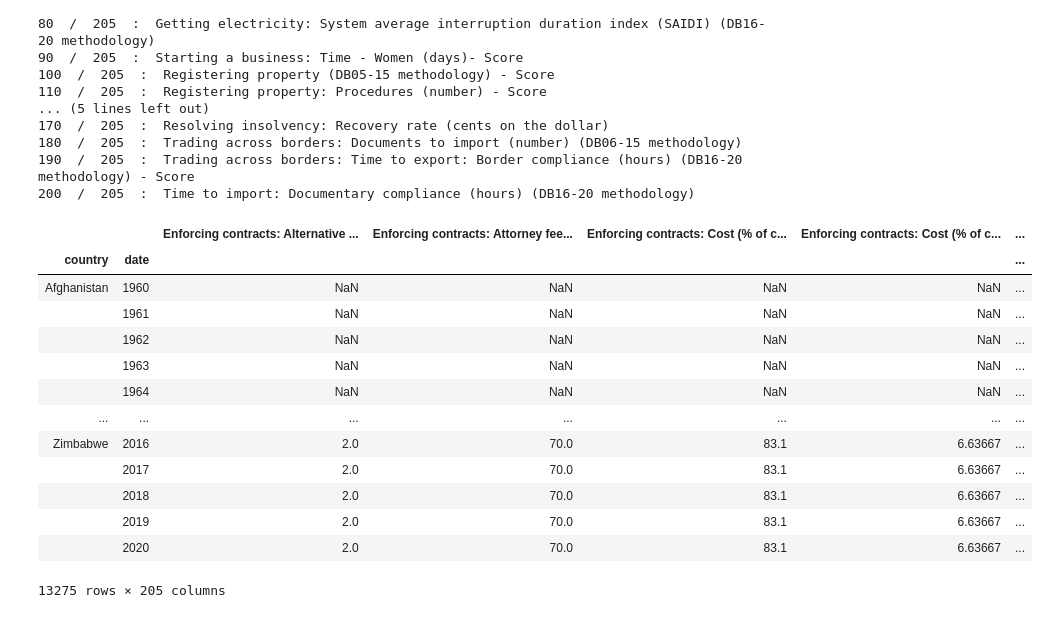
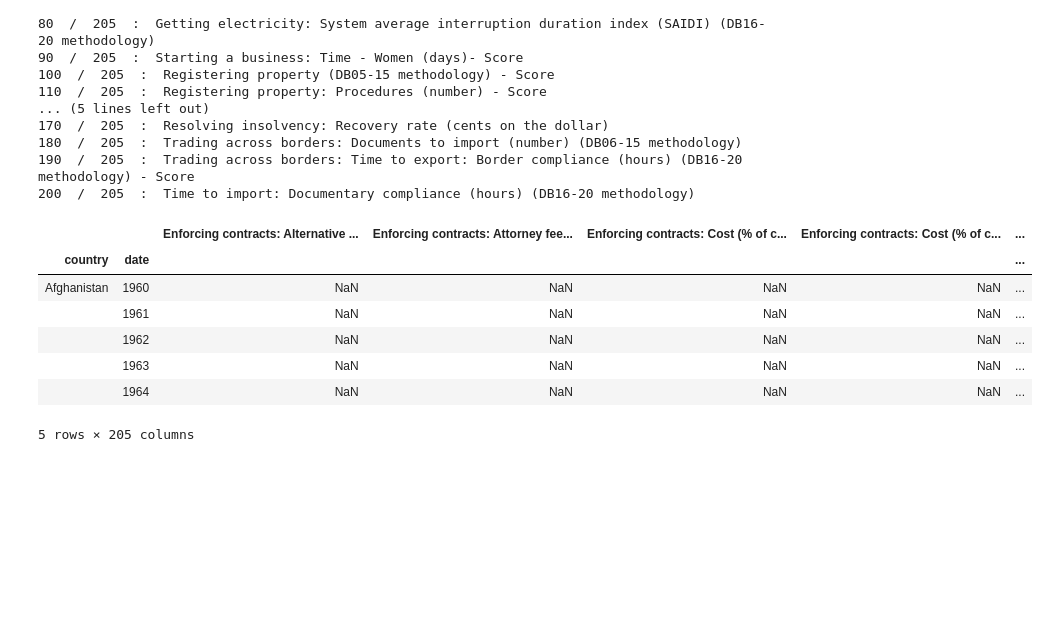
Before and after one commit to jake-w-schneider/SYPA, a Jupyter notebook: 1_Scripts/Harvard_SYPA/1_API.ipynb, the cells around one changed output. Drawn from its saved outputs; the diff is of its cells as text; code cells hidden in the pictures; blank space fills up the shorter version.

```diff
--- a/1_Scripts/Harvard_SYPA/1_API.ipynb
+++ b/1_Scripts/Harvard_SYPA/1_API.ipynb
@@ -96,12 +78,12 @@ def parse_wb(country, series, start_date = '1970', end_date = '2020'):
     jprint(values.json()) #["observations"][length-1])
     return values.json() #["observations"][length-1]
 # %%
-# Run Function 'Parse_wb'
-# 'SP.POP.TOTL' = Total Population
-
-wb_indicators = ['SP.POP.TOTL']
-
-wb_master_data = []
-for indicator in wb_indicators:
-    wb_data = parse_wb(country = 'all', series = indicator)
-    wb_master_data.append(wb_data)
+## Run Function 'Parse_wb'
+## 'SP.POP.TOTL' = Total Population
+#
+#wb_indicators = ['SP.POP.TOTL']
+#
+#wb_master_data = []
+#for indicator in wb_indicators:
+#    wb_data = parse_wb(country = 'all', series = indicator)
+#    wb_master_data.append(wb_data)
@@ -598,0 +394,5 @@ countries_individual_ids[0:5]
+# %%
+# Create Countries Individual DF
+
+country_df = pd.DataFrame.from_dict(countries_individual)
+country_df.head()
@@ -598,0 +412,19 @@ countries_individual_ids[0:5]
+# %%
+# Reset Internal Dictionaries
+
+for num in country_df.index:
+
+    #Get the values for the dictionary columns
+    region = country_df["region"][num].get("value")
+    adminregion = country_df["adminregion"][num].get("value")
+    incomeLevel = country_df["incomeLevel"][num].get("value")
+    lendingType = country_df["lendingType"][num].get("value")
+
+    #Input the new values
+    country_df["region"][num] = region
+    country_df["adminregion"][num] = adminregion
+    country_df["incomeLevel"][num] = incomeLevel
+    country_df["lendingType"][num] = lendingType
+
+    #Print (if necessary)
+    #print(region)
@@ -687,22 +558,16 @@ IC.ELC.ACES.RK DB19 failed
 # %%
 # View Doing Business Data
 
-doing_business_df
+doing_business_df.head()
 # %% [output]
 |  |  | Enforcing contracts: Alternative ... | Enforcing contracts: Attorney fee... | Enforcing contracts: Cost (% of c... | Enforcing contracts: Cost (% of c... | ... |
 | country | date |  |  |  |  | ... |
 | Afghanistan | 1960 | NaN | NaN | NaN | NaN | ... |
 |  | 1961 | NaN | NaN | NaN | NaN | ... |
 |  | 1962 | NaN | NaN | NaN | NaN | ... |
 |  | 1963 | NaN | NaN | NaN | NaN | ... |
 |  | 1964 | NaN | NaN | NaN | NaN | ... |
-| ... | ... | ... | ... | ... | ... | ... |
-| Zimbabwe | 2016 | 2.0 | 70.0 | 83.1 | 6.63667 | ... |
-|  | 2017 | 2.0 | 70.0 | 83.1 | 6.63667 | ... |
-|  | 2018 | 2.0 | 70.0 | 83.1 | 6.63667 | ... |
-|  | 2019 | 2.0 | 70.0 | 83.1 | 6.63667 | ... |
-|  | 2020 | 2.0 | 70.0 | 83.1 | 6.63667 | ... |
-13275 rows × 205 columns
+5 rows × 205 columns
 # %%
 # Save Doing Business Data
 
```
Also changed, not shown: parts of 30 cells of this notebook, 13 other files.
